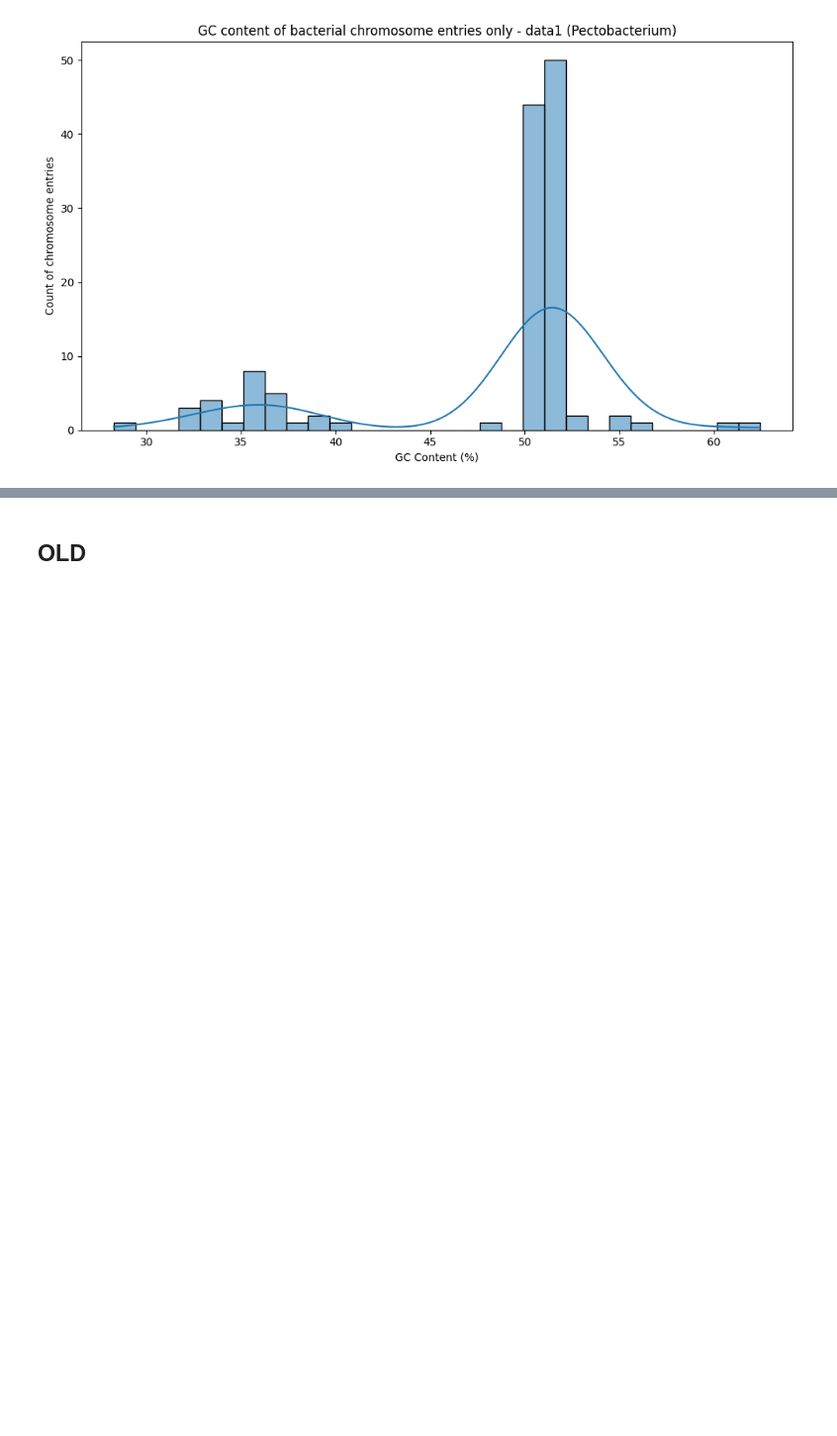
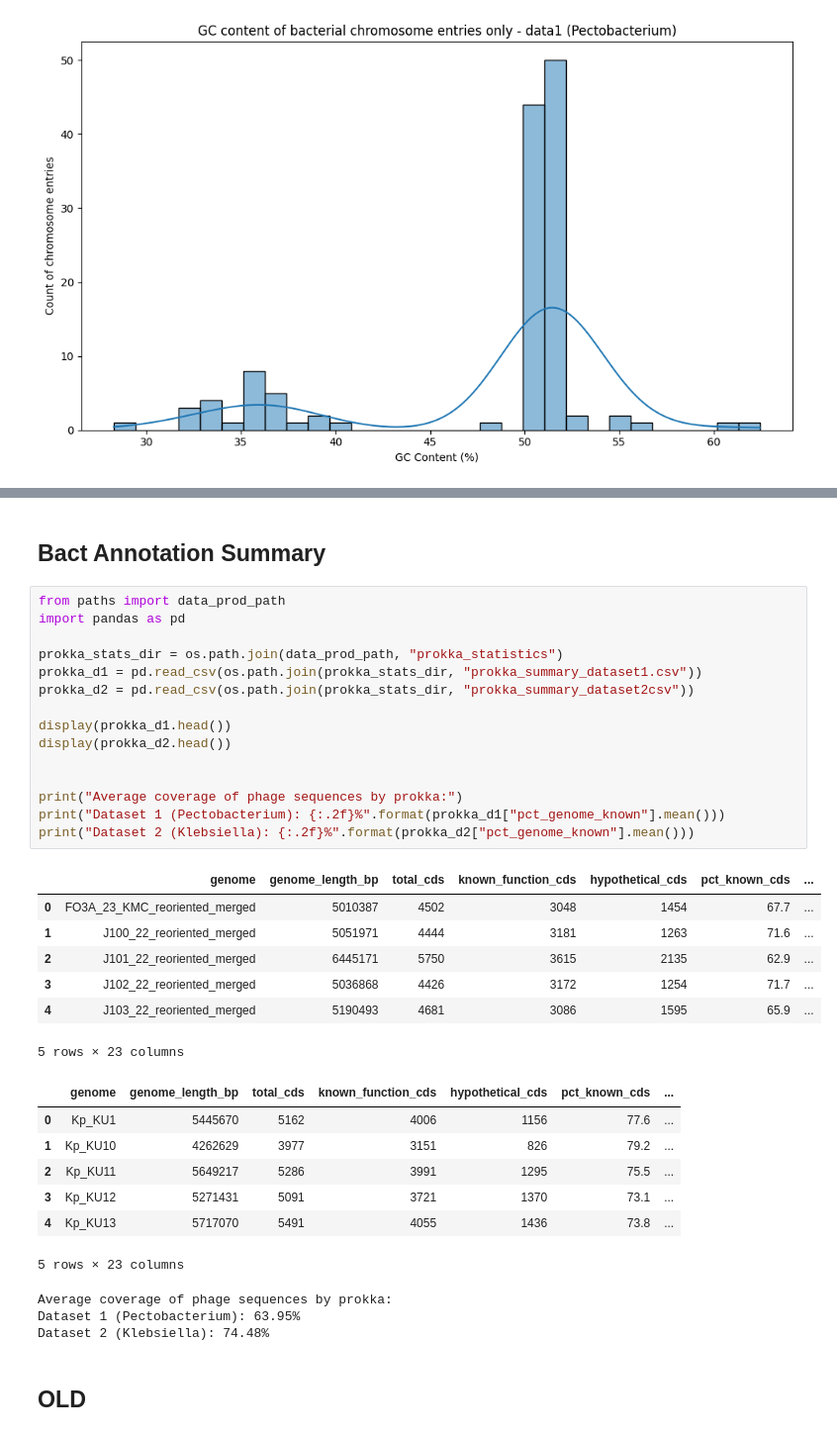
Before and after one commit to azzy72/PredictPhagePPI, a Jupyter notebook: notebooks/bact_eda.ipynb, the cells around one changed output, grey strips where cells are left out. Shown at 99% size. Cells and saved outputs as stored; diff of their text form; blank space fills up the shorter version.

```diff
--- a/notebooks/bact_eda.ipynb
+++ b/notebooks/bact_eda.ipynb
@@ -615,3 +771,38 @@ Unknown entries: 0
+# %% [markdown]
+## Bact Annotation Summary
+# %%
+from paths import data_prod_path
+import pandas as pd
+
+prokka_stats_dir = os.path.join(data_prod_path, "prokka_statistics")
+prokka_d1 = pd.read_csv(os.path.join(prokka_stats_dir, "prokka_summary_dataset1.csv"))
+prokka_d2 = pd.read_csv(os.path.join(prokka_stats_dir, "prokka_summary_dataset2csv"))
+
+display(prokka_d1.head())
+display(prokka_d2.head())
+
+
+print("Average coverage of phage sequences by prokka:")
+print("Dataset 1 (Pectobacterium): {:.2f}%".format(prokka_d1["pct_genome_known"].mean()))
+print("Dataset 2 (Klebsiella): {:.2f}%".format(prokka_d2["pct_genome_known"].mean()))
+# %% [output]
+|  | genome | genome_length_bp | total_cds | known_function_cds | hypothetical_cds | pct_known_cds | ... |
+| 0 | FO3A_23_KMC_reoriented_merged | 5010387 | 4502 | 3048 | 1454 | 67.7 | ... |
+| 1 | J100_22_reoriented_merged | 5051971 | 4444 | 3181 | 1263 | 71.6 | ... |
+| 2 | J101_22_reoriented_merged | 6445171 | 5750 | 3615 | 2135 | 62.9 | ... |
+| 3 | J102_22_reoriented_merged | 5036868 | 4426 | 3172 | 1254 | 71.7 | ... |
+| 4 | J103_22_reoriented_merged | 5190493 | 4681 | 3086 | 1595 | 65.9 | ... |
+5 rows × 23 columns
+|  | genome | genome_length_bp | total_cds | known_function_cds | hypothetical_cds | pct_known_cds | ... |
+| 0 | Kp_KU1 | 5445670 | 5162 | 4006 | 1156 | 77.6 | ... |
+| 1 | Kp_KU10 | 4262629 | 3977 | 3151 | 826 | 79.2 | ... |
+| 2 | Kp_KU11 | 5649217 | 5286 | 3991 | 1295 | 75.5 | ... |
+| 3 | Kp_KU12 | 5271431 | 5091 | 3721 | 1370 | 73.1 | ... |
+| 4 | Kp_KU13 | 5717070 | 5491 | 4055 | 1436 | 73.8 | ... |
+5 rows × 23 columns
+Average coverage of phage sequences by prokka:
+Dataset 1 (Pectobacterium): 63.95%
+Dataset 2 (Klebsiella): 74.48%
 # %% [markdown]
 ## OLD
 # %%
```
Also changed, not shown: parts of 1 cell of this notebook, 4 other files.
